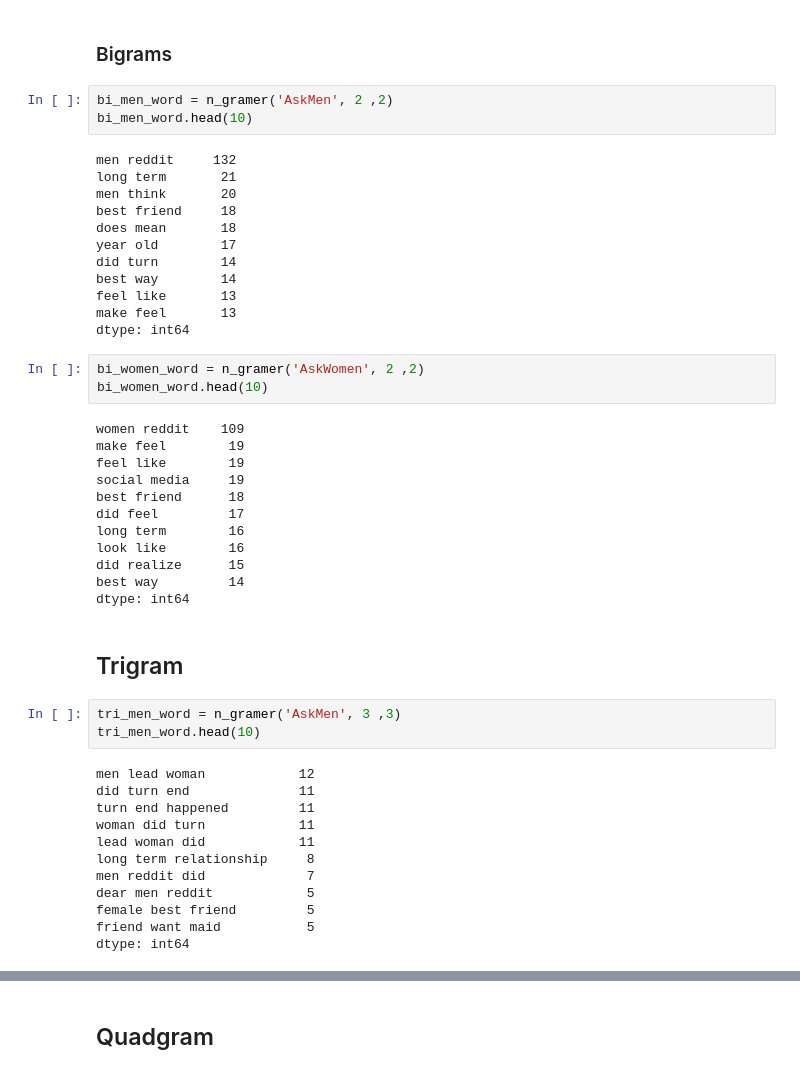
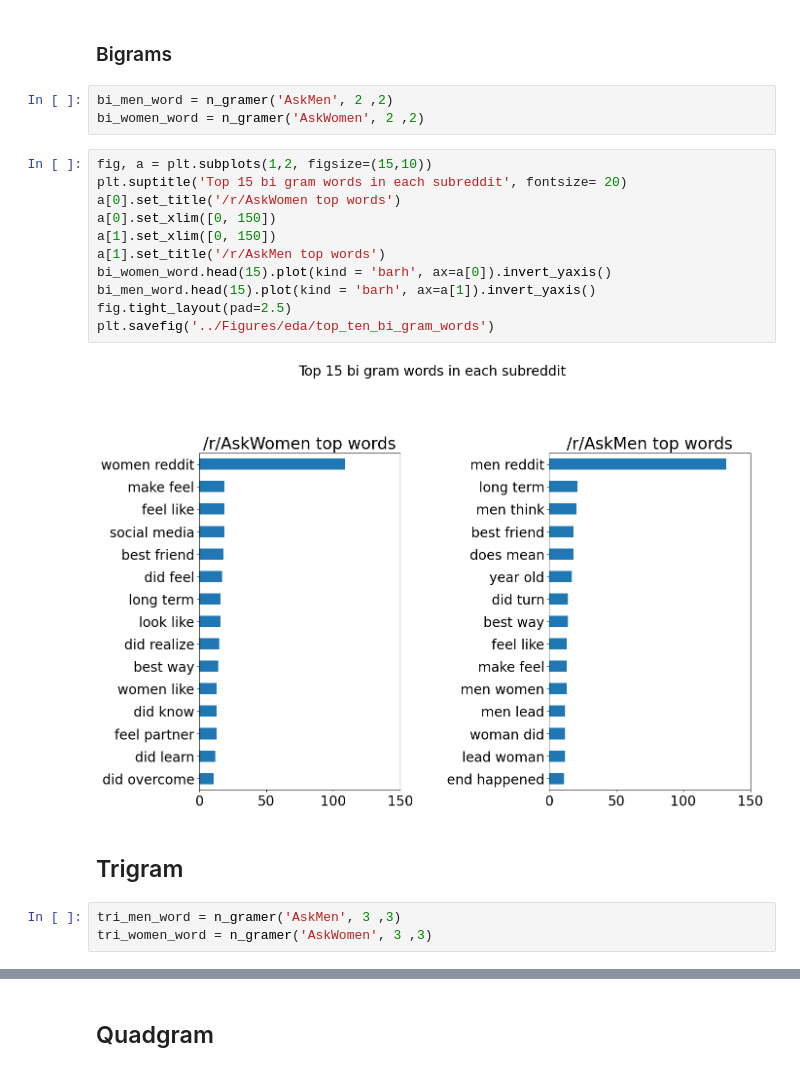
Before and after one commit to DerikVo/Reddit_NLP_project, a Jupyter notebook: Code/02_data_cleaning.ipynb, the cells around one changed output, grey strips where cells are left out. Drawn from its saved outputs; the diff is of its cells as text.

Commit message:
added more visuals, fixed hyper links

```diff
--- a/Code/02_data_cleaning.ipynb
+++ b/Code/02_data_cleaning.ipynb
@@ -357,49 +362,23 @@ def n_gramer(sub, num1, num2):
 ### Bigrams
 # %%
 bi_men_word = n_gramer('AskMen', 2 ,2)
-bi_men_word.head(10)
+bi_women_word = n_gramer('AskWomen', 2 ,2)
-# %% [output]
-men reddit     132
-long term       21
-men think       20
-best friend     18
-does mean       18
-year old        17
-did turn        14
-best way        14
-feel like       13
-make feel       13
-dtype: int64
-# %%
-bi_women_word = n_gramer('AskWomen', 2 ,2)
-bi_women_word.head(10)
-# %% [output]
-women reddit    109
-make feel        19
-feel like        19
-social media     19
-best friend      18
-did feel         17
-long term        16
-look like        16
-did realize      15
-best way         14
-dtype: int64
+# %%
+fig, a = plt.subplots(1,2, figsize=(15,10))
+plt.suptitle('Top 15 bi gram words in each subreddit', fontsize= 20)
+a[0].set_title('/r/AskWomen top words')
+a[0].set_xlim([0, 150])
+a[1].set_xlim([0, 150])
+a[1].set_title('/r/AskMen top words')
+bi_women_word.head(15).plot(kind = 'barh', ax=a[0]).invert_yaxis()
+bi_men_word.head(15).plot(kind = 'barh', ax=a[1]).invert_yaxis()
+fig.tight_layout(pad=2.5)
+plt.savefig('../Figures/eda/top_ten_bi_gram_words')
+# %% [output]
+[figure, added]
 # %% [markdown]
 ## Trigram
 # %%
 tri_men_word = n_gramer('AskMen', 3 ,3)
-tri_men_word.head(10)
+tri_women_word = n_gramer('AskWomen', 3 ,3)
-# %% [output]
-men lead woman            12
-did turn end              11
-turn end happened         11
-woman did turn            11
-lead woman did            11
-long term relationship     8
-men reddit did             7
-dear men reddit            5
-female best friend         5
-friend want maid           5
-dtype: int64
 # %%
```
Also changed, not shown: parts of 11 cells of this notebook, 5 other files.
